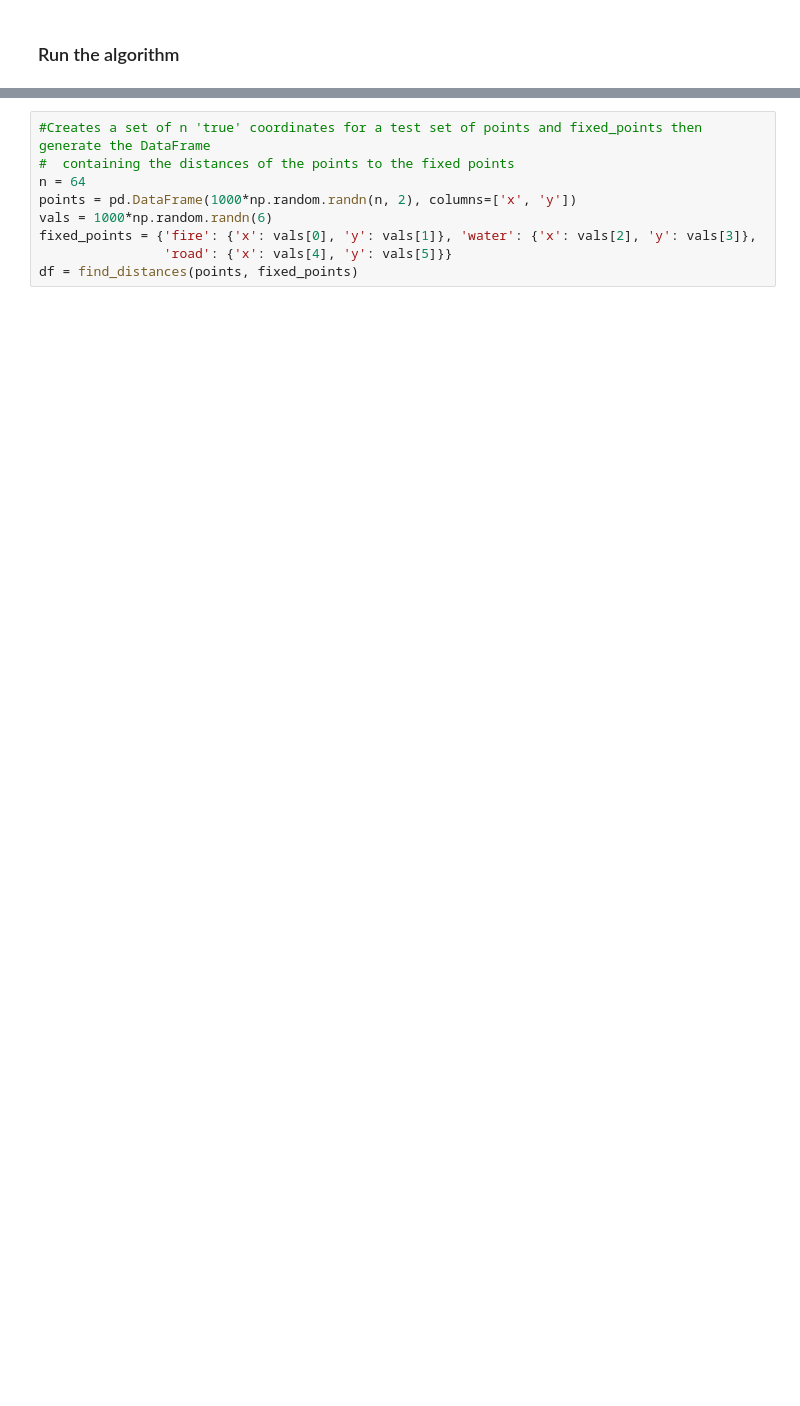
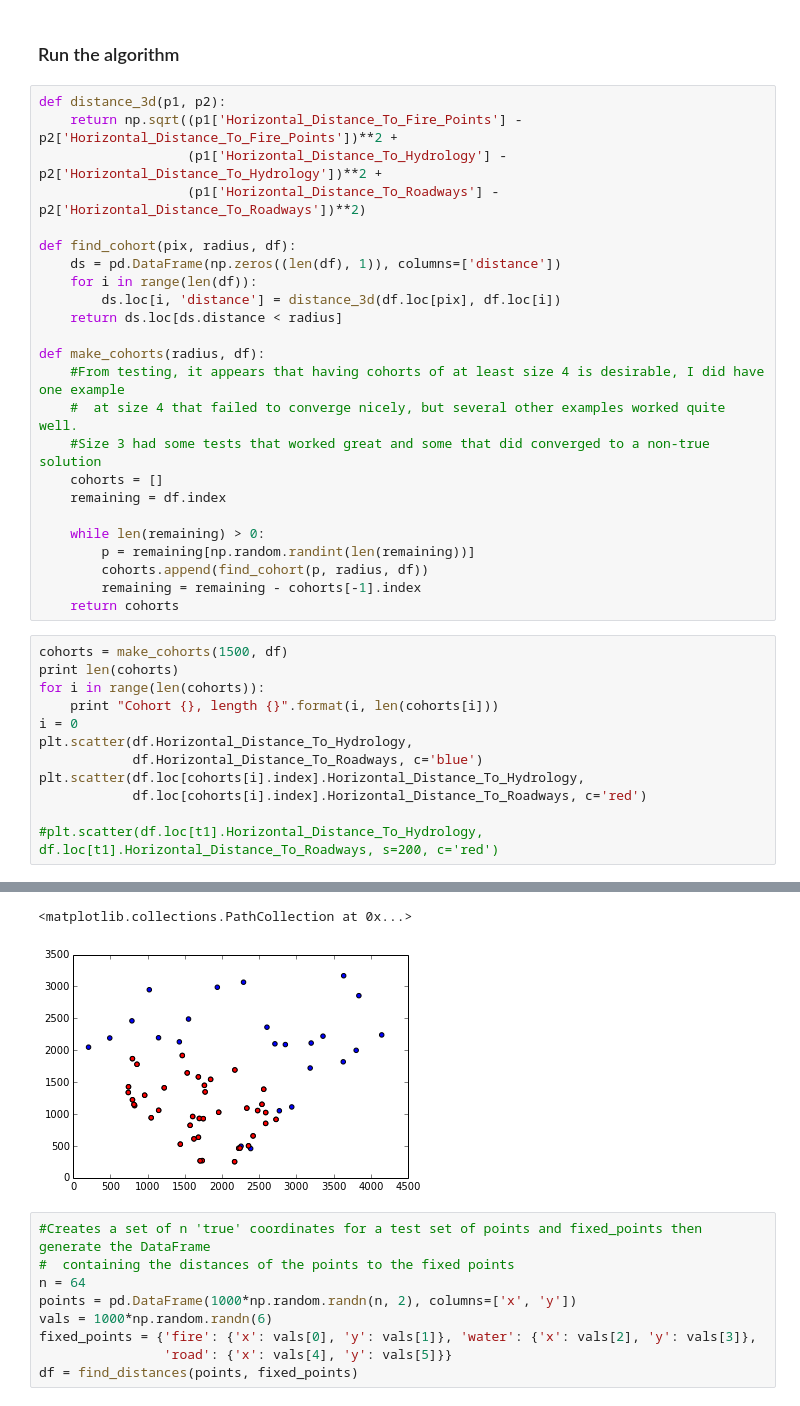
Before and after one commit to Taraxicum/geo_parser, a Jupyter notebook: Geographic Clustering-Test Case.ipynb, the cells around one changed output, grey strips where cells are left out. Saved outputs shown, nothing was run; the diff lists cells and outputs as text; blank space fills up the shorter version.

```diff
--- a/Geographic Clustering-Test Case.ipynb
+++ b/Geographic Clustering-Test Case.ipynb
@@ -335,3 +337,40 @@ def compare_plots(true_p, hyp_p, true_fp, hyp_fp, rotation, reflection=None):
     plot_results(true_p, hyp_p, true_fp, hyp_fp, inc_hyp=False)
 # %% [markdown]
 ### Run the algorithm
+# %%
+def distance_3d(p1, p2):
+    return np.sqrt((p1['Horizontal_Distance_To_Fire_Points'] - p2['Horizontal_Distance_To_Fire_Points'])**2 +
+                   (p1['Horizontal_Distance_To_Hydrology'] - p2['Horizontal_Distance_To_Hydrology'])**2 +
+                   (p1['Horizontal_Distance_To_Roadways'] - p2['Horizontal_Distance_To_Roadways'])**2)
+
+def find_cohort(pix, radius, df):
+    ds = pd.DataFrame(np.zeros((len(df), 1)), columns=['distance'])
+    for i in range(len(df)):
+        ds.loc[i, 'distance'] = distance_3d(df.loc[pix], df.loc[i])
+    return ds.loc[ds.distance < radius]
+
+def make_cohorts(radius, df):
+    #From testing, it appears that having cohorts of at least size 4 is desirable, I did have one example
+    #  at size 4 that failed to converge nicely, but several other examples worked quite well.
+    #Size 3 had some tests that worked great and some that did converged to a non-true solution
+    cohorts = []
+    remaining = df.index
+
+    while len(remaining) > 0:
+        p = remaining[np.random.randint(len(remaining))]
+        cohorts.append(find_cohort(p, radius, df))
+        remaining = remaining - cohorts[-1].index
+    return cohorts
+# %%
+cohorts = make_cohorts(1500, df)
+print len(cohorts)
+for i in range(len(cohorts)):
+    print "Cohort {}, length {}".format(i, len(cohorts[i]))
+i = 0
+plt.scatter(df.Horizontal_Distance_To_Hydrology,
+            df.Horizontal_Distance_To_Roadways, c='blue')
+plt.scatter(df.loc[cohorts[i].index].Horizontal_Distance_To_Hydrology,
+            df.loc[cohorts[i].index].Horizontal_Distance_To_Roadways, c='red')
+
+#plt.scatter(df.loc[t1].Horizontal_Distance_To_Hydrology, df.loc[t1].Horizontal_Distance_To_Roadways, s=200, c='red')
+# %% [output]
@@ -338,3 +385,5 @@ def compare_plots(true_p, hyp_p, true_fp, hyp_fp, rotation, reflection=None):
+<matplotlib.collections.PathCollection at 0x...>
+[figure, added]
 # %%
 #Creates a set of n 'true' coordinates for a test set of points and fixed_points then generate the DataFrame
 #  containing the distances of the points to the fixed points
```
Also changed, not shown: parts of 7 cells of this notebook.
